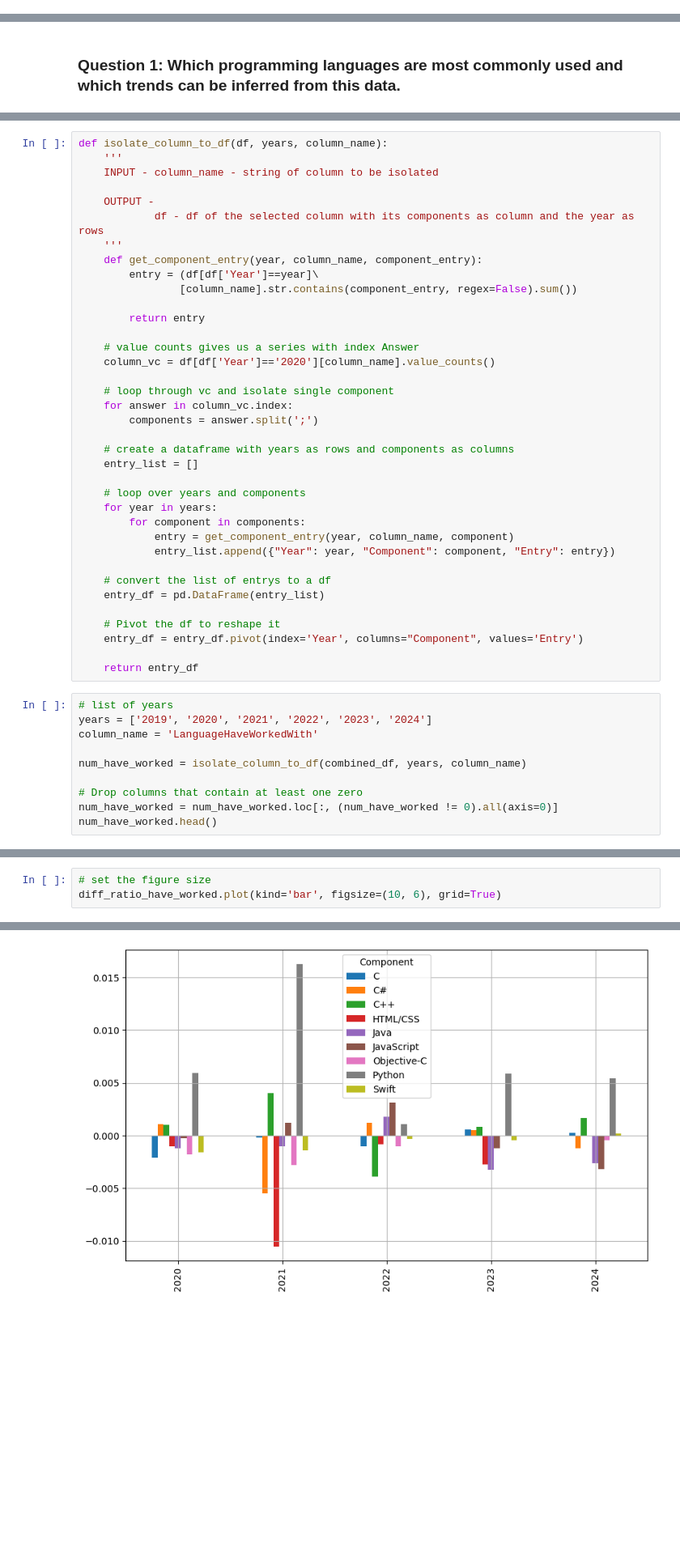
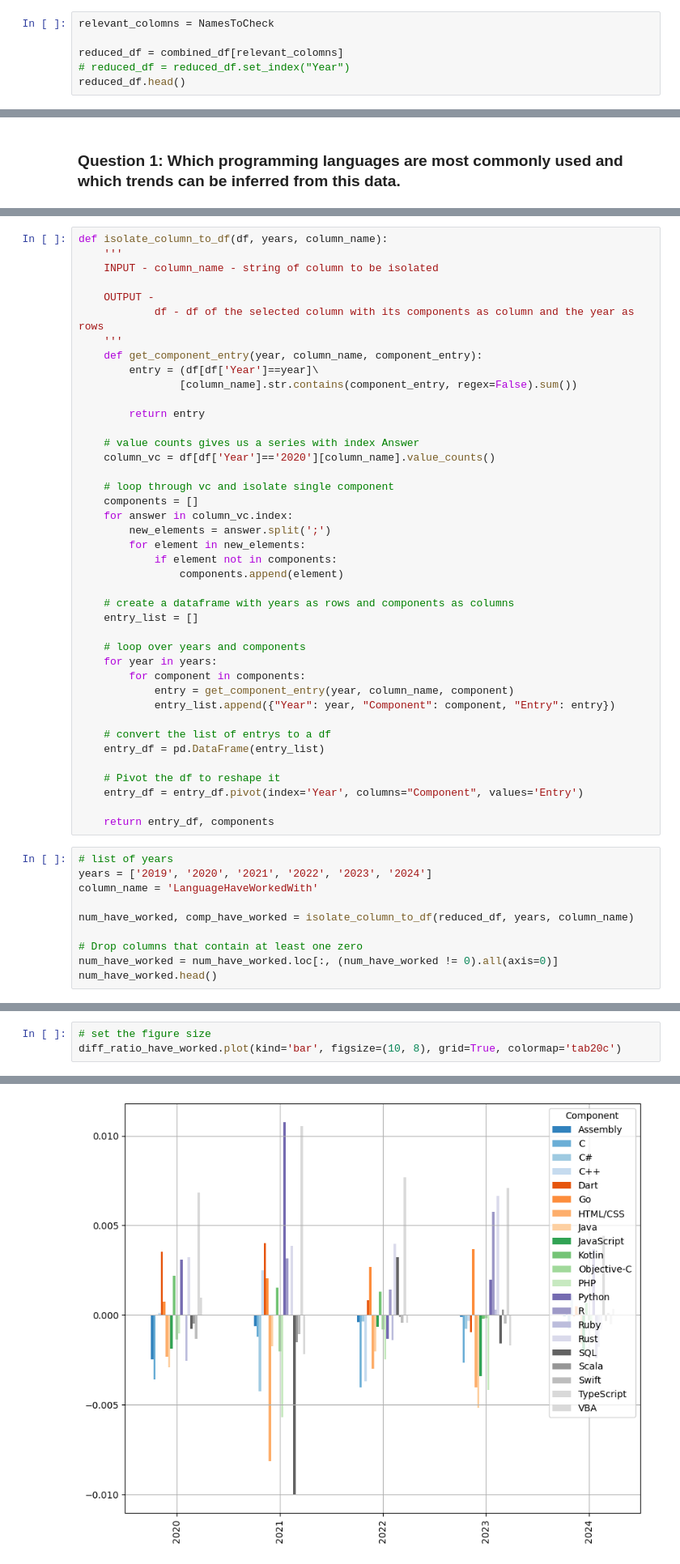
Before and after one commit to AlbertFlatscher/Stackoverflow_Survey_over_Time, a Jupyter notebook: Shifts_in_Programming_Preferences_from_2019_to_2024.ipynb, the cells around one changed output, grey strips where cells are left out. Shown at 81% size. Drawn from its saved outputs; the diff is of its cells as text; blank space fills up the shorter version.

Commit message:
correcting the set of languages to be checked

```diff
--- a/Shifts_in_Programming_Preferences_from_2019_to_2024.ipynb
+++ b/Shifts_in_Programming_Preferences_from_2019_to_2024.ipynb
@@ -195,0 +218,6 @@ combined_df.shape
+# %%
+relevant_colomns = NamesToCheck
+
+reduced_df = combined_df[relevant_colomns]
+# reduced_df = reduced_df.set_index("Year")
+reduced_df.head()
@@ -242,8 +296,12 @@ def isolate_column_to_df(df, years, column_name):
     column_vc = df[df['Year']=='2020'][column_name].value_counts()
 
     # loop through vc and isolate single component
+    components = []
     for answer in column_vc.index:
-        components = answer.split(';')
+        new_elements = answer.split(';')
+        for element in new_elements:
+            if element not in components:
+                components.append(element)
 
     # create a dataframe with years as rows and components as columns
     entry_list = []
@@ -260,13 +318,13 @@ def isolate_column_to_df(df, years, column_name):
     # Pivot the df to reshape it
     entry_df = entry_df.pivot(index='Year', columns="Component", values='Entry')
 
-    return entry_df
+    return entry_df, components
 # %%
 # list of years
 years = ['2019', '2020', '2021', '2022', '2023', '2024']
 column_name = 'LanguageHaveWorkedWith'
 
-num_have_worked = isolate_column_to_df(combined_df, years, column_name)
+num_have_worked, comp_have_worked = isolate_column_to_df(reduced_df, years, column_name)
 
 # Drop columns that contain at least one zero
 num_have_worked = num_have_worked.loc[:, (num_have_worked != 0).all(axis=0)]
@@ -373,9 +433,9 @@ diff_ratio_have_worked
 # %%
 # set the figure size
-diff_ratio_have_worked.plot(kind='bar', figsize=(10, 6), grid=True)
+diff_ratio_have_worked.plot(kind='bar', figsize=(10, 8), grid=True, colormap='tab20c')
 # %% [output]
 <Axes: >
-[figure, old version]
+[figure, new version]
 # %% [markdown]
 #### Looking at languages people wanted to work with
 # %%
```
Also changed, not shown: parts of 22 cells of this notebook.
